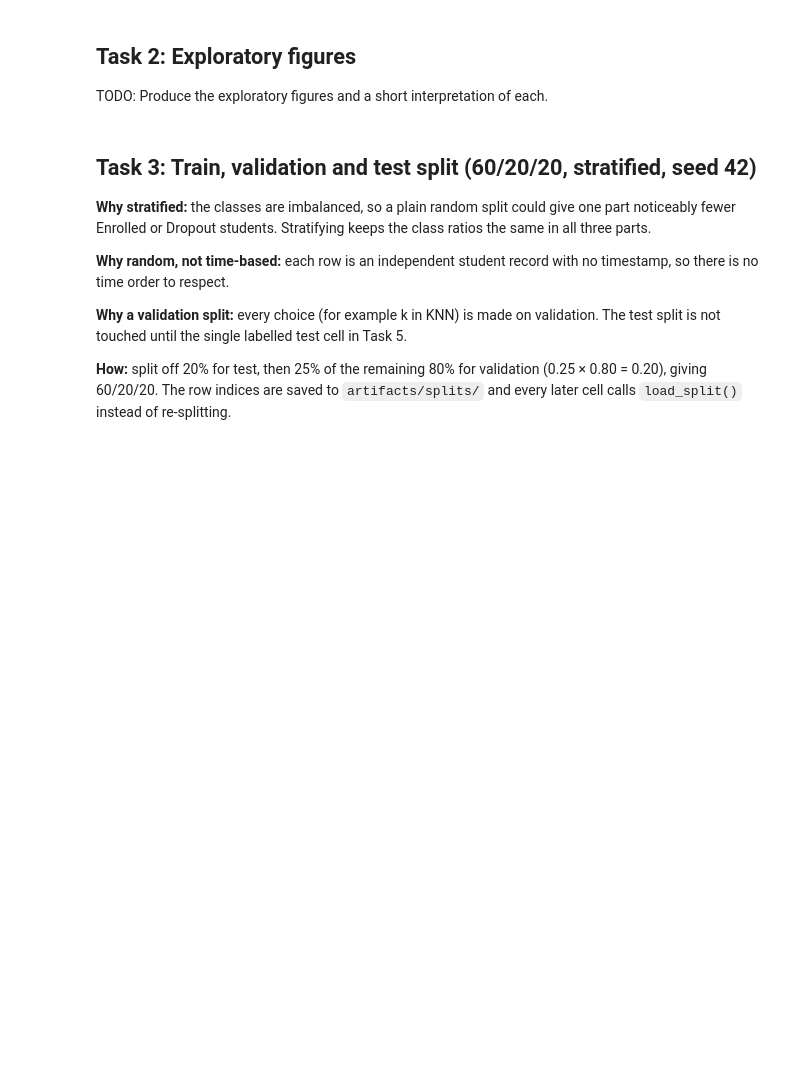
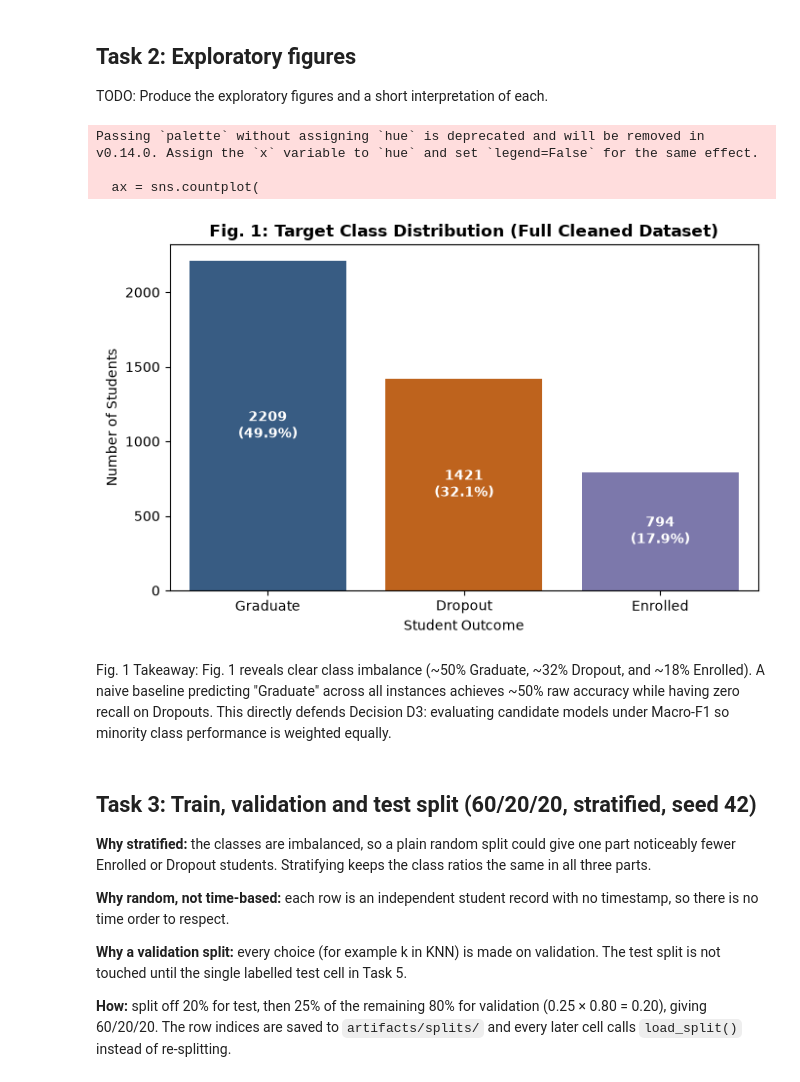
Before and after one commit to mremani11/DS3000-Project, a Jupyter notebook: DS3000_Project_Group03.ipynb, the cells around one changed output. Saved outputs shown, nothing was run; the diff lists cells and outputs as text; code cells hidden in the pictures; blank space fills up the shorter version.

Commit message:
Complete Task 2: Fig 1 class balance, Figs 2-3 EDA with takeaways

```diff
--- a/DS3000_Project_Group03.ipynb
+++ b/DS3000_Project_Group03.ipynb
@@ -455,6 +455,51 @@ semester grade = 0 means "no approved units"; 180 students with 0 enrolled units
 ## Task 2: Exploratory figures
 
 TODO: Produce the exploratory figures and a short interpretation of each.
+# %%
+import matplotlib.pyplot as plt
+import seaborn as sns
+
+plt.figure(figsize=(7, 4.5))
+order = ["Graduate", "Dropout", "Enrolled"]
+palette = {"Graduate": "#2b5c8f", "Dropout": "#d95f02", "Enrolled": "#7570b3"}
+
+ax = sns.countplot(
+    data=df_clean,
+    x="academic_outcome" if "academic_outcome" in df_clean.columns else TARGET,
+    order=order,
+    palette=palette,
+)
+
+total = len(df_clean)
+for p in ax.patches:
+  h = p.get_height()
+  pct = f"{100 * h / total:.1f}%"
+  ax.annotate(
+      f"{int(h)}\n({pct})",
+      (p.get_x() + p.get_width() / 2.0, h / 2.0),
+      ha="center",
+      va="center",
+      color="white",
+      fontweight="bold",
+      fontsize=10,
+  )
+
+plt.title(
+    "Fig. 1: Target Class Distribution (Full Cleaned Dataset)",
+    fontsize=12,
+    fontweight="bold",
+)
+plt.xlabel("Student Outcome", fontsize=10)
+plt.ylabel("Number of Students", fontsize=10)
+plt.tight_layout()
+plt.show()
+# %% [output]
+Passing `palette` without assigning `hue` is deprecated and will be removed in v0.14.0. Assign the `x` variable to `hue` and set `legend=False` for the same effect.
+
+  ax = sns.countplot(
+[figure, added]
+# %% [markdown]
+Fig. 1 Takeaway: Fig. 1 reveals clear class imbalance (~50% Graduate, ~32% Dropout, and ~18% Enrolled). A naive baseline predicting "Graduate" across all instances achieves ~50% raw accuracy while having zero recall on Dropouts. This directly defends Decision D3: evaluating candidate models under Macro-F1 so minority class performance is weighted equally.
 # %% [markdown]
 ## Task 3: Train, validation and test split (60/20/20, stratified, seed 42)
 
```
Also changed, not shown: parts of 5 cells of this notebook.
